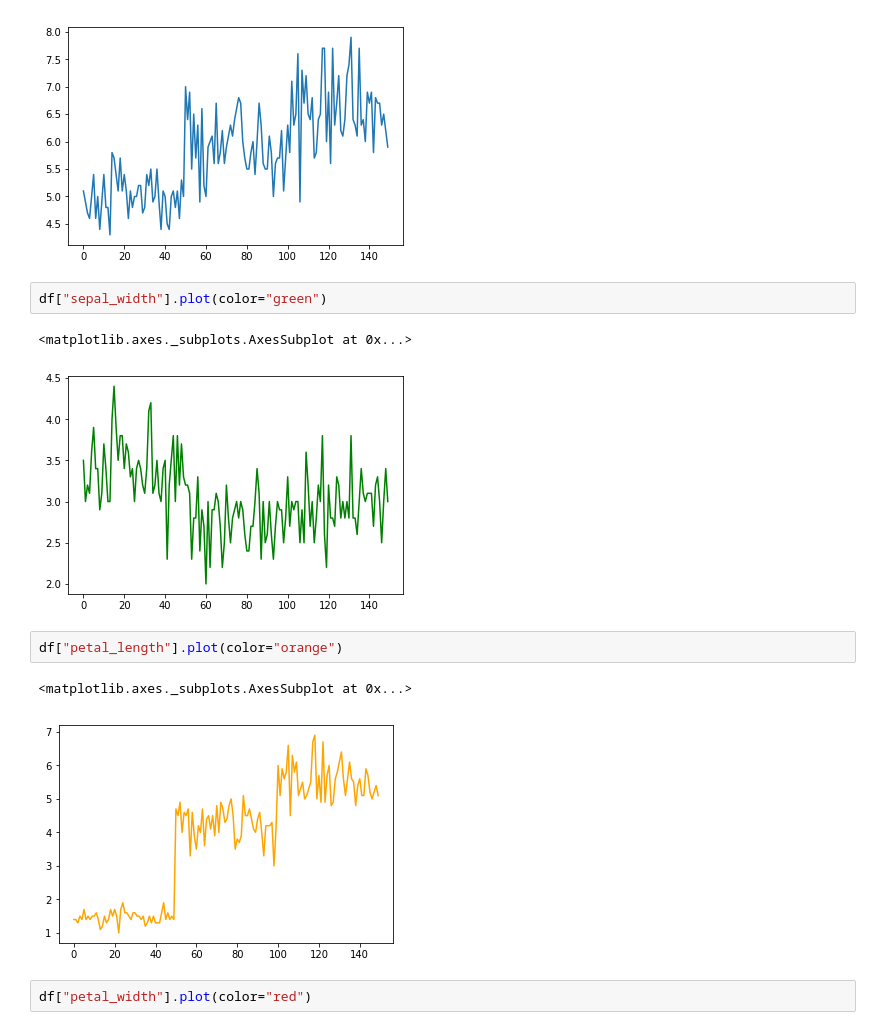
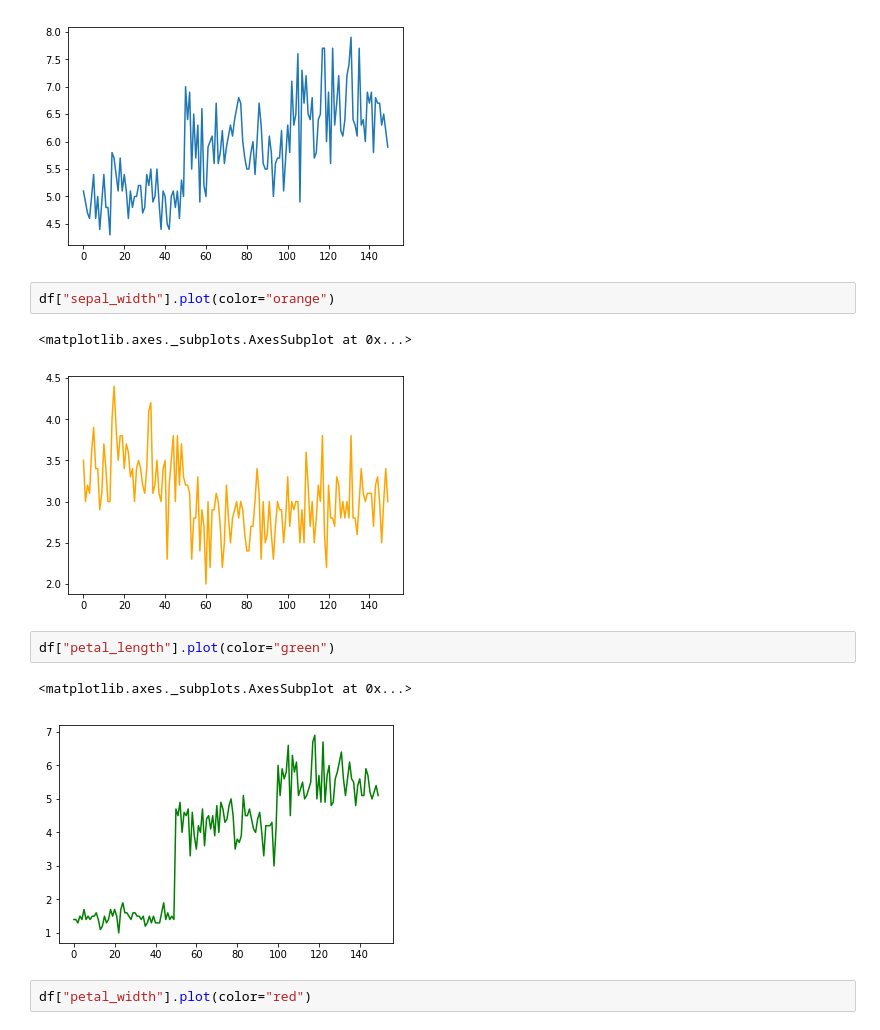
Before and after one commit to Scorcherfjk/Python-DataScience, a Jupyter notebook: lectura de un archivo.ipynb, the cells around one changed output. Drawn from its saved outputs; the diff is of its cells as text.

```diff
--- a/lectura de un archivo.ipynb
+++ b/lectura de un archivo.ipynb
@@ -167,15 +196,15 @@ df["sepal_length"].plot()
 <matplotlib.axes._subplots.AxesSubplot at 0x...>
 [figure]
 # %%
-df["sepal_width"].plot(color="green")
+df["sepal_width"].plot(color="orange")
 # %% [output]
 <matplotlib.axes._subplots.AxesSubplot at 0x...>
-[figure, old version]
+[figure, new version]
 # %%
-df["petal_length"].plot(color="orange")
+df["petal_length"].plot(color="green")
 # %% [output]
 <matplotlib.axes._subplots.AxesSubplot at 0x...>
-[figure, old version]
+[figure, new version]
 # %%
 df["petal_width"].plot(color="red")
 # %% [output]
```
Also changed, not shown: parts of 5 cells of this notebook.
